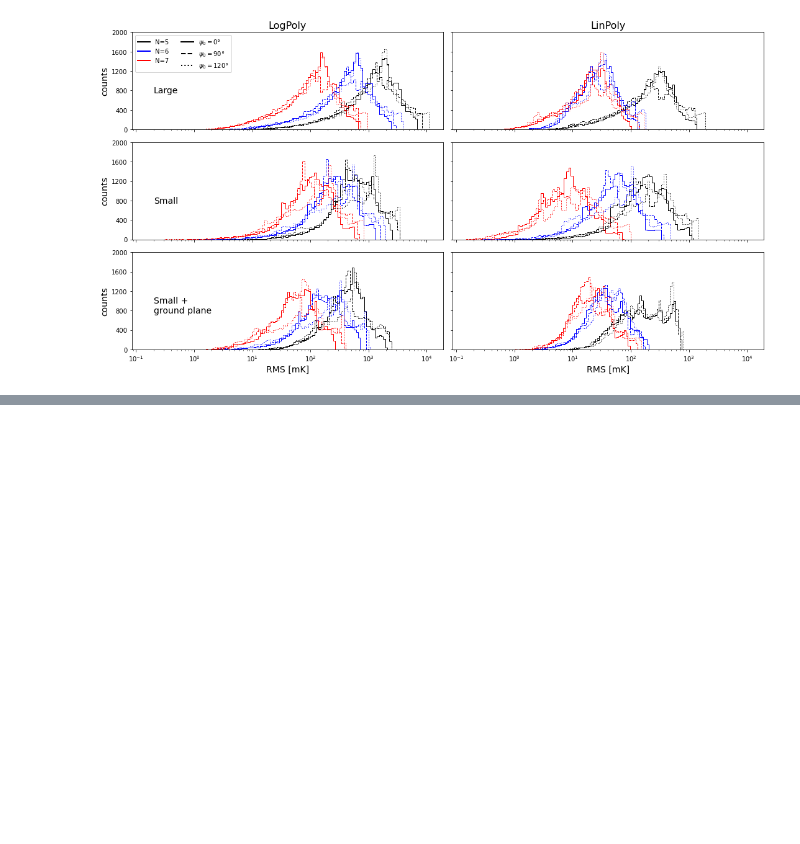
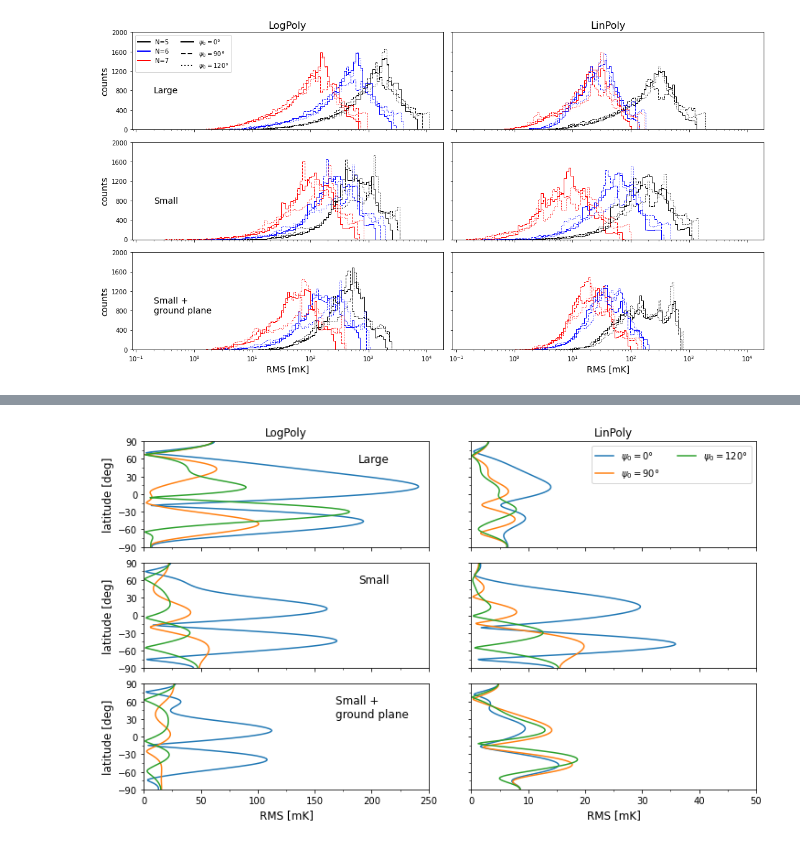
Before and after one commit to christianhbye/21cm_obs_simulations, a Jupyter notebook: PaperPlots_MIST-Copy1.ipynb, the cells around one changed output, grey strips where cells are left out. Saved outputs shown, nothing was run; the diff lists cells and outputs as text; code cells hidden in the pictures; blank space fills up the shorter version.

Commit message:
make new plots, clean notebook

```diff
--- a/PaperPlots_MIST-Copy1.ipynb
+++ b/PaperPlots_MIST-Copy1.ipynb
@@ -189,2 +173,5 @@ fig, axs = sa.subplot(rms_arr_list, (3,2))
 # %%
-#fig.savefig('plots/paper_figs/rms_sweep.pdf', bbox_inches='tight')
+fig, axs = sa.rmsvslat_inv()
+#fig.savefig('april_plots/rms_vs_lat_inv.pdf', bbox_inches='tight')
+# %% [output]
+[figure, added]
```
Also changed, not shown: parts of 34 cells of this notebook.
